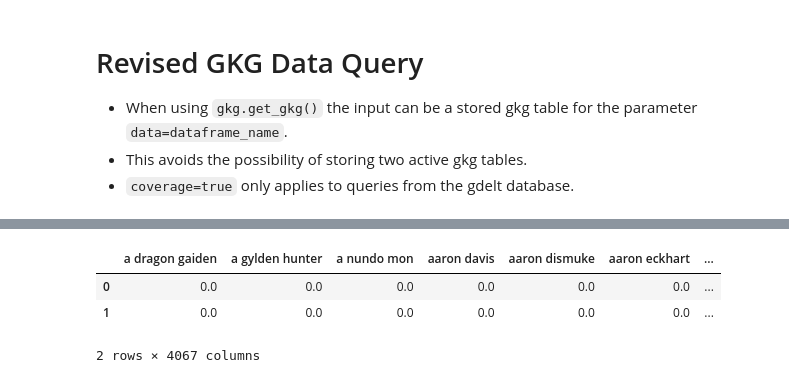
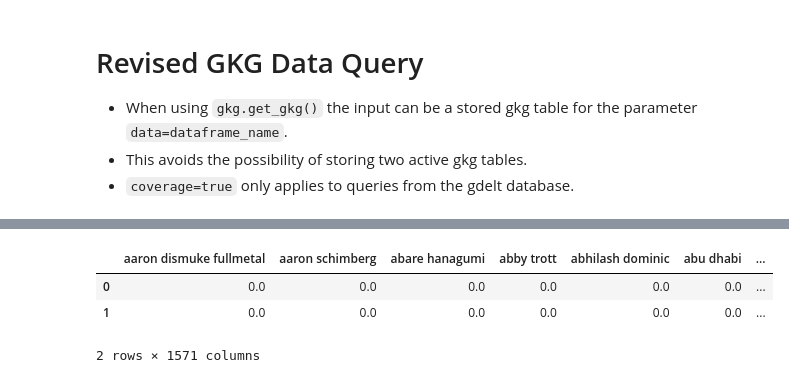
Before and after one commit to coreyddsc/gdelt_projects, a Jupyter notebook: LLM_projects/gkg_soup_testnb.ipynb, the cells around one changed output, grey strips where cells are left out. Drawn from its saved outputs; the diff is of its cells as text; code cells hidden in the pictures.

```diff
--- a/LLM_projects/gkg_soup_testnb.ipynb
+++ b/LLM_projects/gkg_soup_testnb.ipynb
@@ -109,9 +83,11 @@ gkg.field_tokens[:5] + gkg.field_tokens[-5:]
 # %%
-gkg.vectorize_field()
+# gkg.vectorize_field() # default weighting is 'uniform'
+gkg.vectorize_field(weight='weighted') # logaritmic weighting
 # gkg.vectorized_df.columns = gkg.tokenize_field(col_idx=2) # resets columns to uncleaned field names
 gkg.vectorized_df.head(2)
+# print(gkg.vectorized_df.shape)
 # %% [output]
-|  | a dragon gaiden | a gylden hunter | a nundo mon | aaron davis | aaron dismuke | aaron eckhart | ... |
+|  | aaron dismuke fullmetal | aaron schimberg | abare hanagumi | abby trott | abhilash dominic | abu dhabi | ... |
 | 0 | 0.0 | 0.0 | 0.0 | 0.0 | 0.0 | 0.0 | ... |
 | 1 | 0.0 | 0.0 | 0.0 | 0.0 | 0.0 | 0.0 | ... |
-2 rows × 4067 columns
+2 rows × 1571 columns
```
Also changed, not shown: parts of 31 cells of this notebook, 8 other files.
